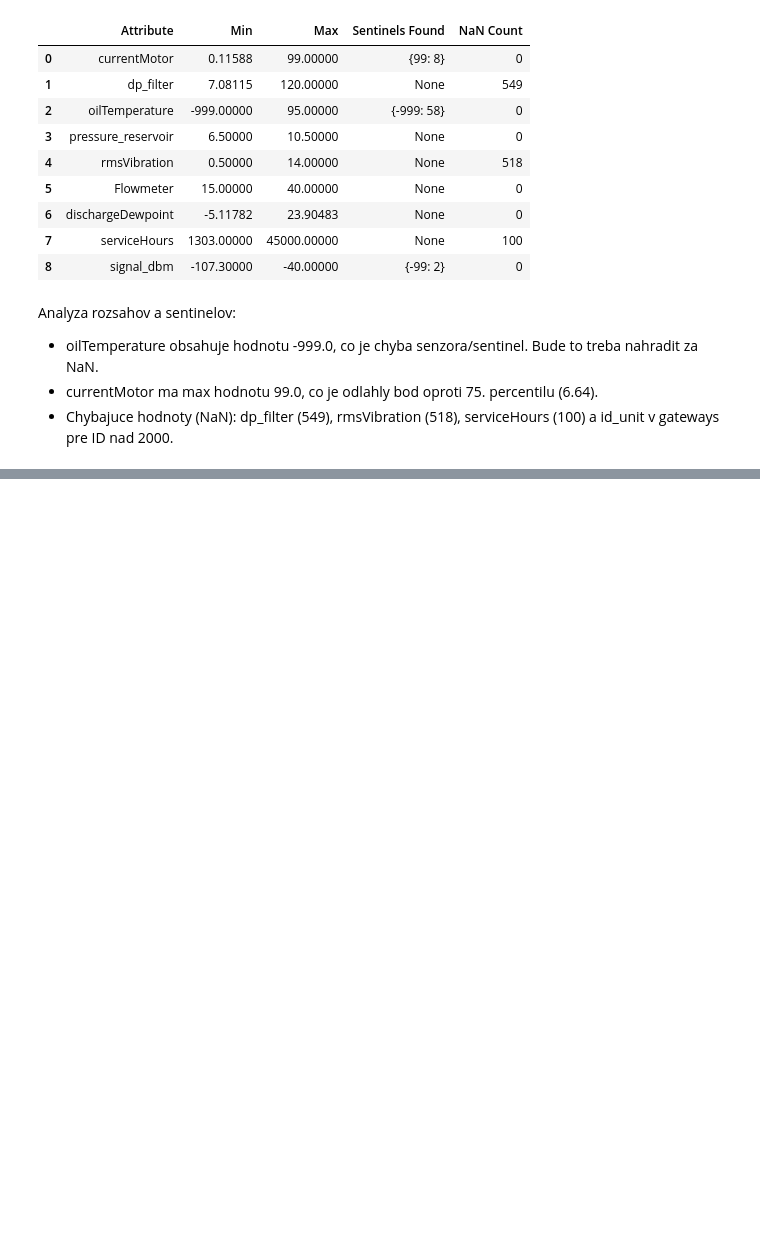
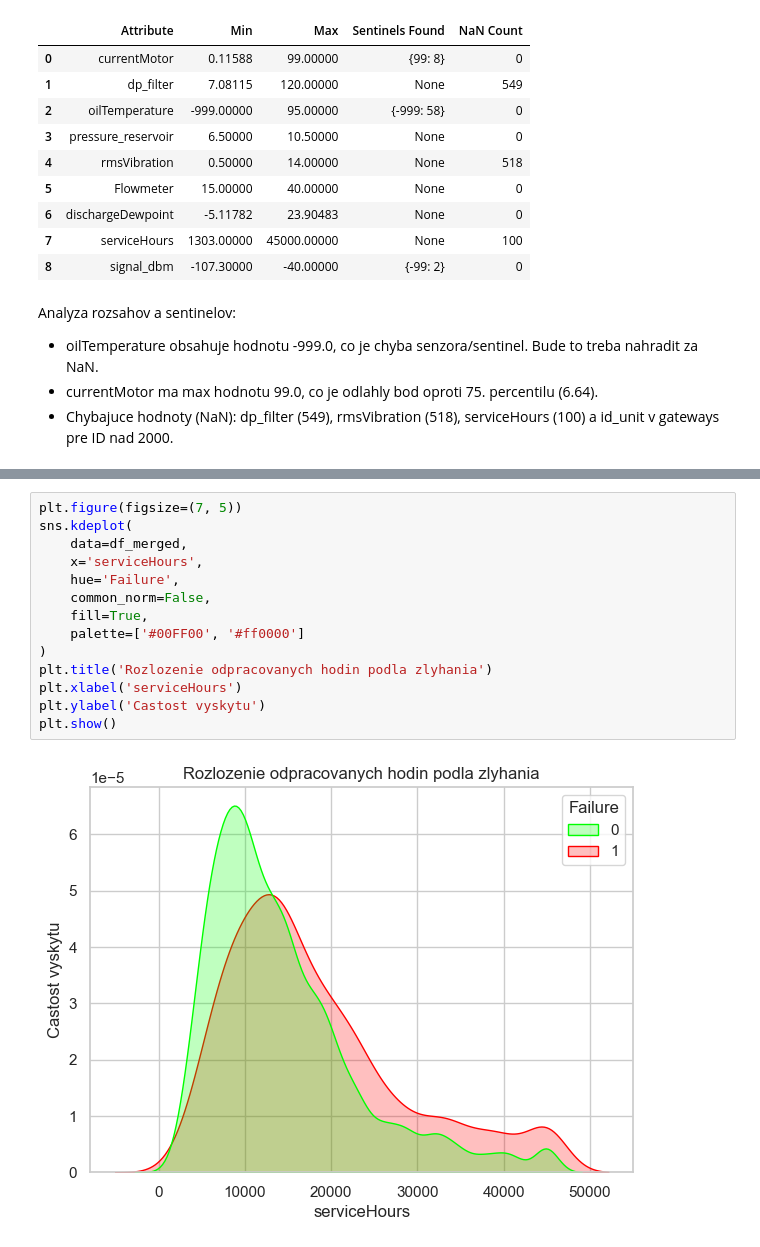
Before and after one commit to Walorean/Iau_project, a Jupyter notebook: test.ipynb, the cells around one changed output, grey strips where cells are left out. Drawn from its saved outputs; the diff is of its cells as text; blank space fills up the shorter version.

```diff
--- a/test.ipynb
+++ b/test.ipynb
@@ -507,0 +589,16 @@ Analyza rozsahov a sentinelov:
+# %%
+plt.figure(figsize=(7, 5))
+sns.kdeplot(
+    data=df_merged,
+    x='serviceHours',
+    hue='Failure',
+    common_norm=False,
+    fill=True,
+    palette=['#00FF00', '#ff0000']
+)
+plt.title('Rozlozenie odpracovanych hodin podla zlyhania')
+plt.xlabel('serviceHours')
+plt.ylabel('Castost vyskytu')
+plt.show()
+# %% [output]
+[figure, added]
```
Also changed, not shown: parts of 15 cells of this notebook.
